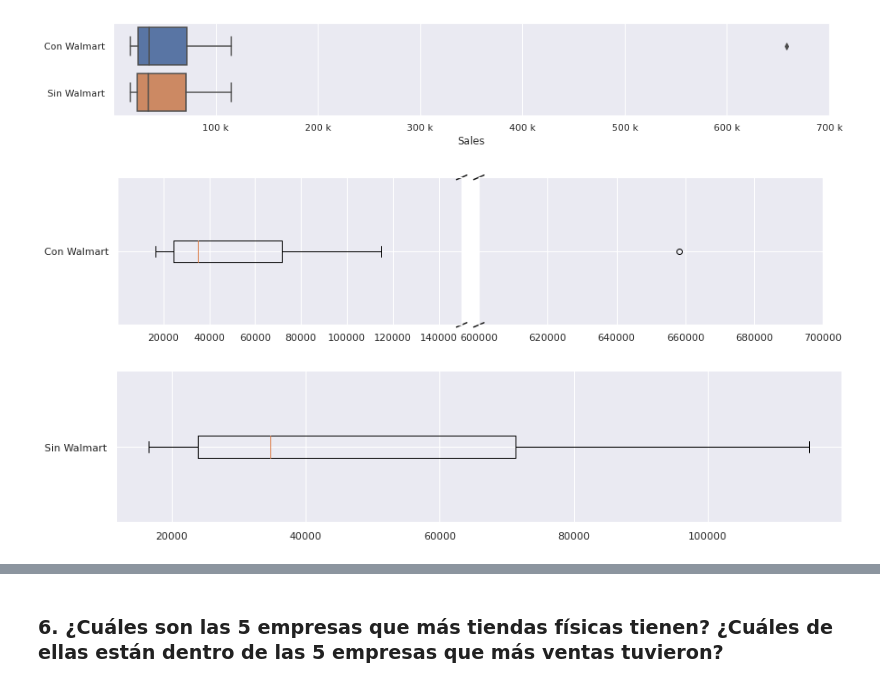
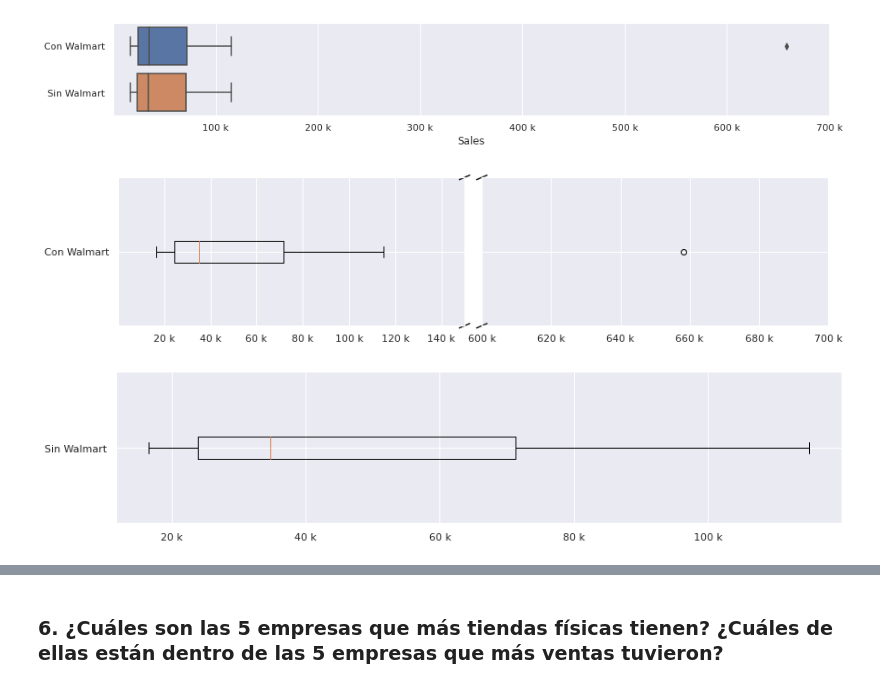
Before and after one commit to iofabela/datacademy_project-Largest_retailers, a Jupyter notebook: datacademy_project_retails.ipynb, the cells around one changed output, grey strips where cells are left out. Cells and saved outputs as stored; diff of their text form; code cells hidden in the pictures.

```diff
--- a/datacademy_project_retails.ipynb
+++ b/datacademy_project_retails.ipynb
@@ -240,6 +241,7 @@ figure.show()
 [figure]
 # %%
 figure, axes = plt.subplots(1,2,figsize=(14,3))
+fmt = EngFormatter(places=0) # format values
 
 # Make the spacing between the two axes a bit smaller
 plt.subplots_adjust(wspace=0.05)
@@ -248,37 +250,36 @@ plt.subplots_adjust(wspace=0.05)
 axes[0].boxplot(df['Sales'],vert=False)
 axes[1].boxplot(df['Sales'],vert=False)
 
 # zoom-in / limit the view to different portions of the data
 axes[0].set_xlim(100,150000) # most of the data
 axes[1].set_xlim(600000,700000) # outliers only
 
 axes[0].set_xlim([100,150000]);
-axes[0].get_xaxis().get_major_formatter().set_scientific(False)
+axes[1].set_xlim([600000,700000]);
 
-axes[1].set_xlim([600000,700000]);
-axes[1].get_xaxis().get_major_formatter().set_scientific(False)
+axes[1].xaxis.set_major_formatter(fmt) # formatter values in k
+axes[0].xaxis.set_major_formatter(fmt) # formatter values in k
 
-#axes[0].spines['right'].set_visible(False)
-#axes[1].spines['left'].set_visible(False)
 axes[0].set(yticklabels=['Con Walmart'])
 axes[1].set(yticklabels=[])
 
 d = .015 # how big to make the diagonal lines in axes coordinates
 # arguments to pass plot, just so we don't keep repeating them
 kwargs = dict(transform=axes[0].transAxes, color='k', clip_on=False)
 axes[0].plot((1-d,1+d),(-d,+d), **kwargs) # top-left diagonal
 axes[0].plot((1-d,1+d),(1-d,1+d), **kwargs) # bottom-left diagonal
 
 kwargs.update(transform=axes[1].transAxes) # switch to the bottom axes
 axes[1].plot((-d,d),(-d,+d), **kwargs) # top-right diagonal
 axes[1].plot((-d,d),(1-d,1+d), **kwargs) # bottom-right diagonal
 
 figure, axes = plt.subplots(figsize=(14,3))
 axes.boxplot(df_without_walmart['Sales'],vert=False)
 axes.set(yticklabels=['Sin Walmart'])
 axes.get_xaxis().get_major_formatter().set_scientific(False)
+axes.xaxis.set_major_formatter(fmt) # formatter values in k
 
 plt.show()
 # %% [output]
-[figure, old version]
+[figure, new version]
 [figure]
```
Also changed, not shown: parts of 9 cells of this notebook.
